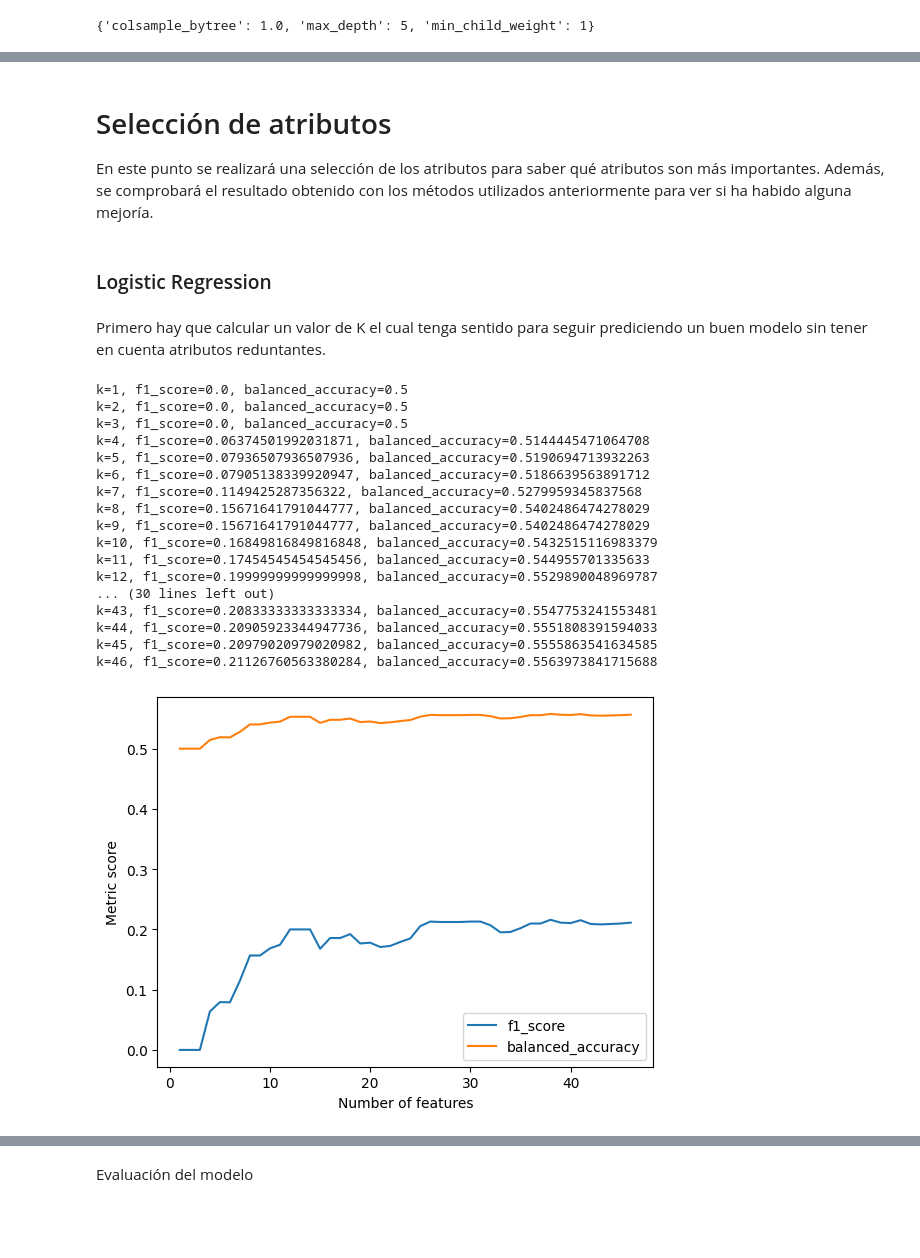
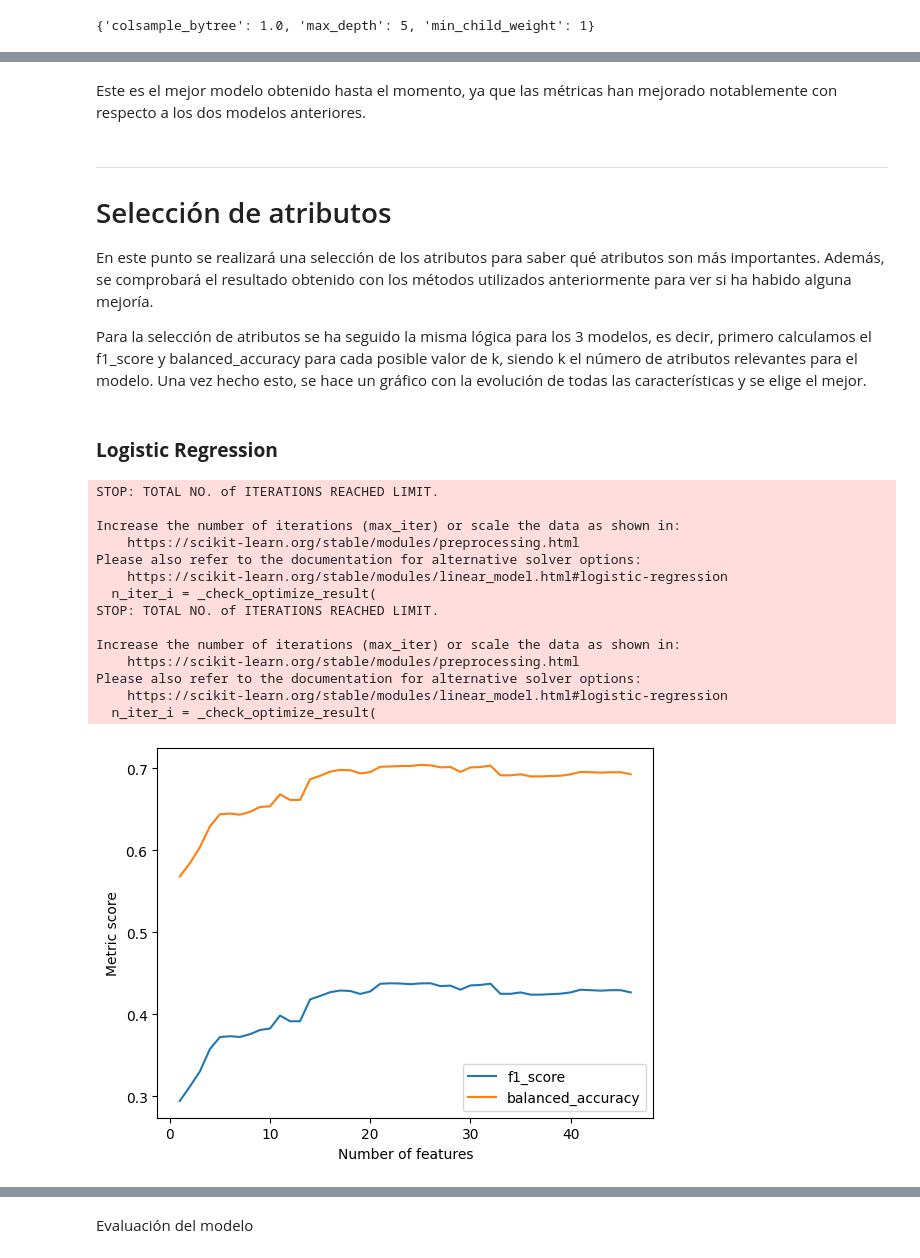
Before and after one commit to AngelMancha/Burnout_prediction_model, a Jupyter notebook: modelo_previo.ipynb, the cells around one changed output, grey strips where cells are left out. Saved outputs shown, nothing was run; the diff lists cells and outputs as text; code cells hidden in the pictures; blank space fills up the shorter version.

```diff
--- a/modelo_previo.ipynb
+++ b/modelo_previo.ipynb
@@ -323,7 +335,7 @@ X_train_scaled = scaler.fit_transform(X_train_processed)
 X_test_scaled = scaler.transform(X_test_processed)
 
 # Entrenar el modelo de regresión logística
-logreg = LogisticRegression()
+logreg = LogisticRegression(class_weight='balanced')
 logreg.fit(X_train_scaled, y_train)
 
 # Realizar predicciones en los datos de prueba
@@ -351,18 +372,18 @@ Se ha eligido como método avanzado de boosting, el tipo Gradient, debido a que
 # %%
 from sklearn.model_selection import GridSearchCV
-from sklearn.ensemble import GradientBoostingClassifier
+from sklearn.ensemble import HistGradientBoostingClassifier
 from sklearn.model_selection import StratifiedKFold
 
 
 # Definir los parámetros a ajustar y sus valores posibles
 param_grid = {
-    'n_estimators': [50, 100, 150],
-    'max_depth': [2, 3, 4],
-    'min_samples_split': [2, 4]
+    'learning_rate': [0.01, 0.1, 0.5],
+    'max_depth': [3, 5, 7],
+    'min_samples_leaf': [1, 5, 10],
+    'max_leaf_nodes': [None, 10, 20]
 }
-
 # Crear un objeto de GradientBoostingClassifier
-model = GradientBoostingClassifier()
+model = HistGradientBoostingClassifier(class_weight='balanced')
 
 # Crear un objeto de StratifiedKFold
 cv = StratifiedKFold(n_splits=5)
@@ -382,9 +405,7 @@ print(best_params)
 # %%
-from sklearn.ensemble import GradientBoostingClassifier
-
 
 # Crear un objeto de GradientBoostingClassifier
-model = GradientBoostingClassifier(max_depth=4, min_samples_split=2, n_estimators=150)
+model = HistGradientBoostingClassifier(class_weight='balanced', learning_rate=0.1, max_depth=7, max_leaf_nodes=20, min_samples_leaf=1)
 model.fit(X_train_processed, y_train)
 y_pred= model.predict(X_test_processed)
 
@@ -481,64 +512,64 @@ print(confusion_matrix(y_test_transformed, y_pred))
+# %% [markdown]
+Este es el mejor modelo obtenido hasta el momento, ya que las métricas han mejorado notablemente con respecto a los dos modelos anteriores.
 # %% [markdown]
+---
 # Selección de atributos
 
 En este punto se realizará una selección de los atributos para saber qué atributos son más importantes. Además, se comprobará el resultado obtenido con los métodos utilizados anteriormente para ver si ha habido alguna mejoría.
+
+Para la selección de atributos se ha seguido la misma lógica para los 3 modelos, es decir, primero calculamos el f1_score y balanced_accuracy para cada posible valor de k, siendo k el número de atributos relevantes para el modelo. Una vez hecho esto, se hace un gráfico con la evolución de todas las características y se elige el mejor.
 # %% [markdown]
-### Logistic Regression
+### **Logistic Regression**
-# %% [markdown]
-Primero hay que calcular un valor de K el cual tenga sentido para seguir prediciendo un buen modelo sin tener en cuenta atributos reduntantes.
 # %%
 from sklearn.preprocessing import MinMaxScaler
 from sklearn.feature_selection import SelectKBest, f_classif
 
 scaler =  MinMaxScaler()
 selector = SelectKBest(f_classif)
-logreg = LogisticRegression()
+logreg = LogisticRegression(class_weight='balanced')
 
 pipe_select_logreg = Pipeline([
     ('scaler', scaler),
     ('select', selector),
     ('logreg', logreg)
 ])
 
 # Listas para guardar los resultados de las métricas
 f1_scores = []
 balanced_accuracies = []
 
 # Probar diferentes valores de k
 for k in range(1, X_train_processed.shape[1] + 1):
     selector.set_params(k=k)
     pipe_select_logreg.fit(X_train_processed, y_train)
     y_pred_logreg = pipe_select_logreg.predict(X_test_processed)
     f1 = f1_score(y_test, y_pred_logreg, average='binary', pos_label='Yes')
     balanced_acc = balanced_accuracy_score(y_test, y_pred_logreg)
     f1_scores.append(f1)
     balanced_accuracies.append(balanced_acc)
-    print(f"k={k}, f1_score={f1}, balanced_accuracy={balanced_acc}")
+   # print(f"k={k}, f1_score={f1}, balanced_accuracy={balanced_acc}")
 
 # Graficar los resultados
 plt.plot(range(1, X_train_processed.shape[1] + 1), f1_scores, label="f1_score")
 plt.plot(range(1, X_train_processed.shape[1] + 1), balanced_accuracies, label="balanced_accuracy")
 plt.xlabel("Number of features")
 plt.ylabel("Metric score")
 plt.legend()
 plt.show()
 # %% [output]
-k=1, f1_score=0.0, balanced_accuracy=0.5
-k=2, f1_score=0.0, balanced_accuracy=0.5
-k=3, f1_score=0.0, balanced_accuracy=0.5
-k=4, f1_score=0.06374501992031871, balanced_accuracy=0.5144445471064708
-k=5, f1_score=0.07936507936507936, balanced_accuracy=0.5190694713932263
-k=6, f1_score=0.07905138339920947, balanced_accuracy=0.5186639563891712
-k=7, f1_score=0.1149425287356322, balanced_accuracy=0.5279959345837568
-k=8, f1_score=0.15671641791044777, balanced_accuracy=0.5402486474278029
-k=9, f1_score=0.15671641791044777, balanced_accuracy=0.5402486474278029
-k=10, f1_score=0.16849816849816848, balanced_accuracy=0.5432515116983379
-k=11, f1_score=0.17454545454545456, balanced_accuracy=0.544955701335633
-k=12, f1_score=0.19999999999999998, balanced_accuracy=0.5529890048969787
-... (30 lines left out)
-k=43, f1_score=0.20833333333333334, balanced_accuracy=0.5547753241553481
-k=44, f1_score=0.20905923344947736, balanced_accuracy=0.5551808391594033
-k=45, f1_score=0.20979020979020982, balanced_accuracy=0.5555863541634585
-k=46, f1_score=0.21126760563380284, balanced_accuracy=0.5563973841715688
+STOP: TOTAL NO. of ITERATIONS REACHED LIMIT.
+
+Increase the number of iterations (max_iter) or scale the data as shown in:
+    https://scikit-learn.org/stable/modules/preprocessing.html
+Please also refer to the documentation for alternative solver options:
+    https://scikit-learn.org/stable/modules/linear_model.html#logistic-regression
+  n_iter_i = _check_optimize_result(
+STOP: TOTAL NO. of ITERATIONS REACHED LIMIT.
+
+Increase the number of iterations (max_iter) or scale the data as shown in:
+    https://scikit-learn.org/stable/modules/preprocessing.html
+Please also refer to the documentation for alternative solver options:
+    https://scikit-learn.org/stable/modules/linear_model.html#logistic-regression
+  n_iter_i = _check_optimize_result(
-[figure, old version]
+[figure, new version]
 # %% [markdown]
```
Also changed, not shown: parts of 46 cells of this notebook, 1 other file.
